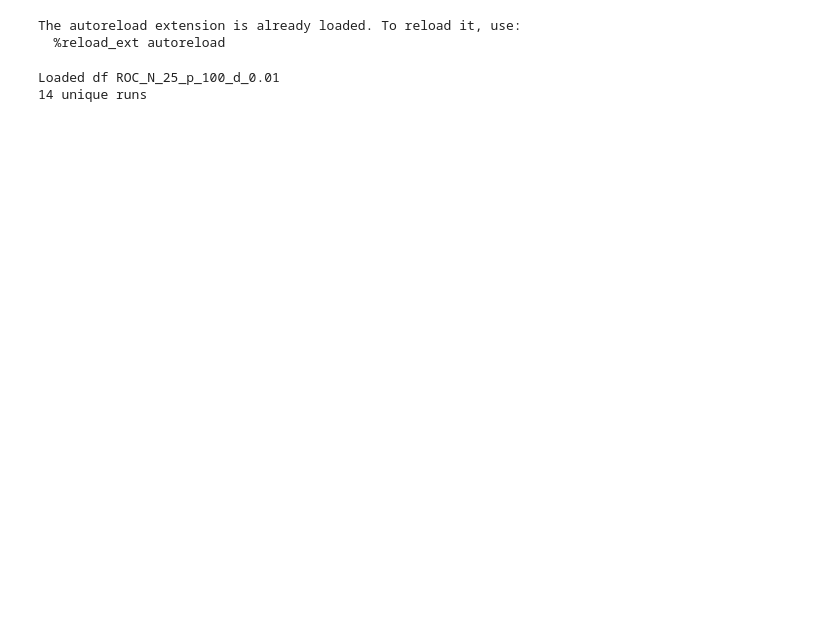
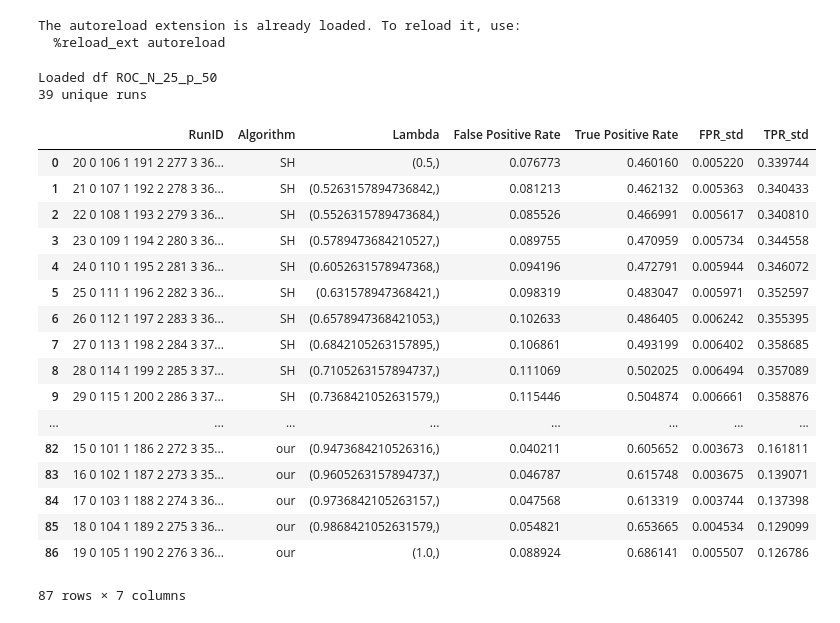
Before and after one commit to puma314/MTP2-no-tuning-parameter, a Jupyter notebook: ROC_plot.ipynb, the cells around one changed output. Drawn from its saved outputs; the diff is of its cells as text; code cells hidden in the pictures; blank space fills up the shorter version.

```diff
--- a/ROC_plot.ipynb
+++ b/ROC_plot.ipynb
@@ -19,14 +19,14 @@ The autoreload extension is already loaded. To reload it, use:
 #scp uma@uhlergroup.mit.edu:~/MTP2-algorithm/ROC_N_25* .
 # %%
 N = 25
-p = 100
-d = 0.01
+p = 50
+d = None
 if d is None:
     run_name = 'ROC_N_{}_p_{}'.format(N, p)
     d = 0.01
 else:
     run_name = 'ROC_N_{}_p_{}_d_{}'.format(N, p, d)
-NUM_GRAPHS = 50
+NUM_GRAPHS = 20
 # %%
 if not os.path.isfile("{}_df.pkl".format(run_name)):
     all_results = []
@@ -65,5 +65,5 @@ else:
     df = pd.read_pickle("{}_df.pkl".format(run_name))
     print(df.RunID.nunique(), 'unique runs')
 # %% [output]
-Loaded df ROC_N_25_p_100_d_0.01
-14 unique runs
+Loaded df ROC_N_25_p_50
+39 unique runs
@@ -78,0 +99,21 @@ agg_df = pd.DataFrame(agg_data, columns=['Algorithm', 'Lambda', 'False Positive
+# %%
+agg_df
+# %% [output]
+|  | RunID | Algorithm | Lambda | False Positive Rate | True Positive Rate | FPR_std | TPR_std |
+| 0 | 20 0 106 1 191 2 277 3 36... | SH | (0.5,) | 0.076773 | 0.460160 | 0.005220 | 0.339744 |
+| 1 | 21 0 107 1 192 2 278 3 36... | SH | (0.5263157894736842,) | 0.081213 | 0.462132 | 0.005363 | 0.340433 |
+| 2 | 22 0 108 1 193 2 279 3 36... | SH | (0.5526315789473684,) | 0.085526 | 0.466991 | 0.005617 | 0.340810 |
+| 3 | 23 0 109 1 194 2 280 3 36... | SH | (0.5789473684210527,) | 0.089755 | 0.470959 | 0.005734 | 0.344558 |
+| 4 | 24 0 110 1 195 2 281 3 36... | SH | (0.6052631578947368,) | 0.094196 | 0.472791 | 0.005944 | 0.346072 |
+| 5 | 25 0 111 1 196 2 282 3 36... | SH | (0.631578947368421,) | 0.098319 | 0.483047 | 0.005971 | 0.352597 |
+| 6 | 26 0 112 1 197 2 283 3 36... | SH | (0.6578947368421053,) | 0.102633 | 0.486405 | 0.006242 | 0.355395 |
+| 7 | 27 0 113 1 198 2 284 3 37... | SH | (0.6842105263157895,) | 0.106861 | 0.493199 | 0.006402 | 0.358685 |
+| 8 | 28 0 114 1 199 2 285 3 37... | SH | (0.7105263157894737,) | 0.111069 | 0.502025 | 0.006494 | 0.357089 |
+| 9 | 29 0 115 1 200 2 286 3 37... | SH | (0.7368421052631579,) | 0.115446 | 0.504874 | 0.006661 | 0.358876 |
+| ... | ... | ... | ... | ... | ... | ... | ... |
+| 82 | 15 0 101 1 186 2 272 3 35... | our | (0.9473684210526316,) | 0.040211 | 0.605652 | 0.003673 | 0.161811 |
+| 83 | 16 0 102 1 187 2 273 3 35... | our | (0.9605263157894737,) | 0.046787 | 0.615748 | 0.003675 | 0.139071 |
+| 84 | 17 0 103 1 188 2 274 3 36... | our | (0.9736842105263157,) | 0.047568 | 0.613319 | 0.003744 | 0.137398 |
+| 85 | 18 0 104 1 189 2 275 3 36... | our | (0.9868421052631579,) | 0.054821 | 0.653665 | 0.004534 | 0.129099 |
+| 86 | 19 0 105 1 190 2 276 3 36... | our | (1.0,) | 0.088924 | 0.686141 | 0.005507 | 0.126786 |
+87 rows × 7 columns
```
Also changed, not shown: parts of 6 cells of this notebook, 8 other files.
